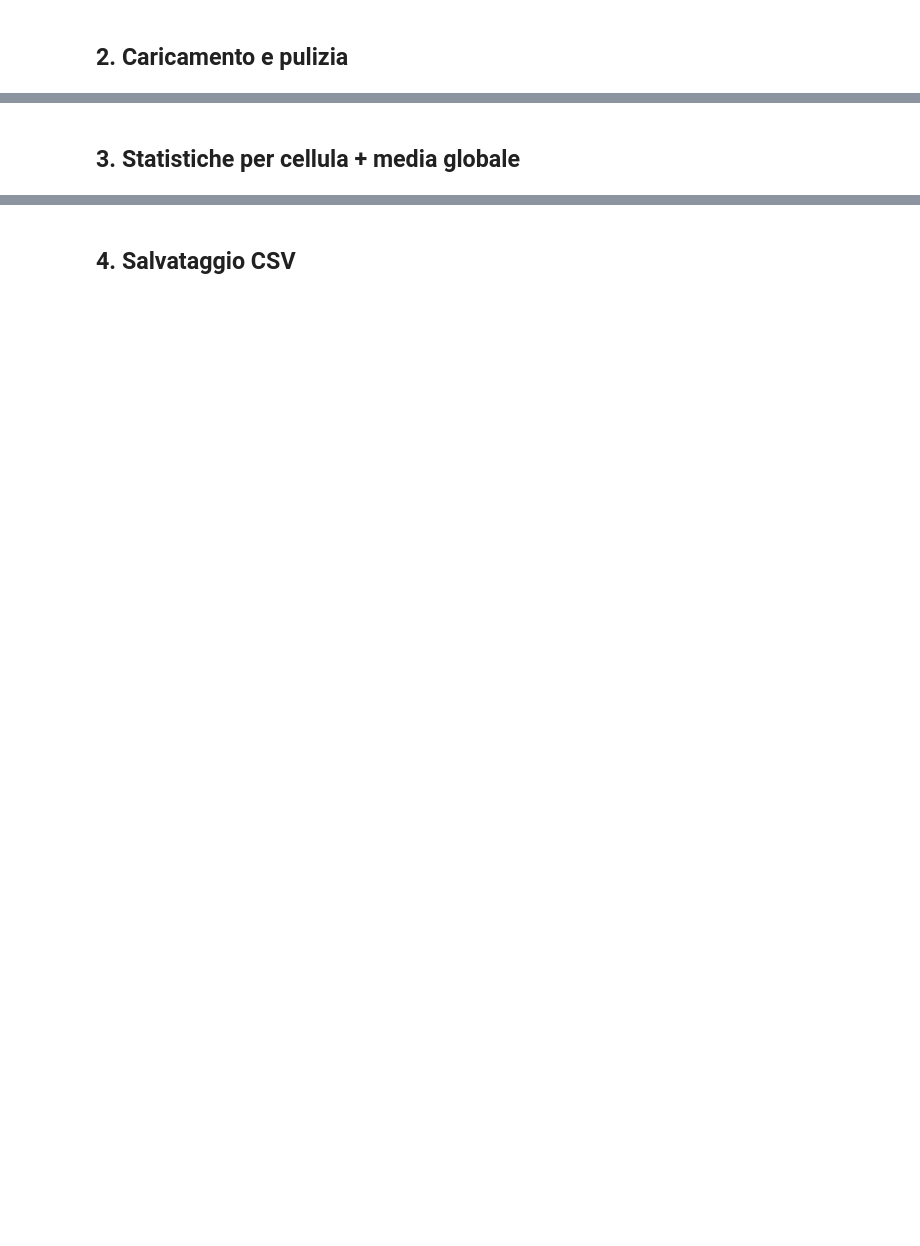
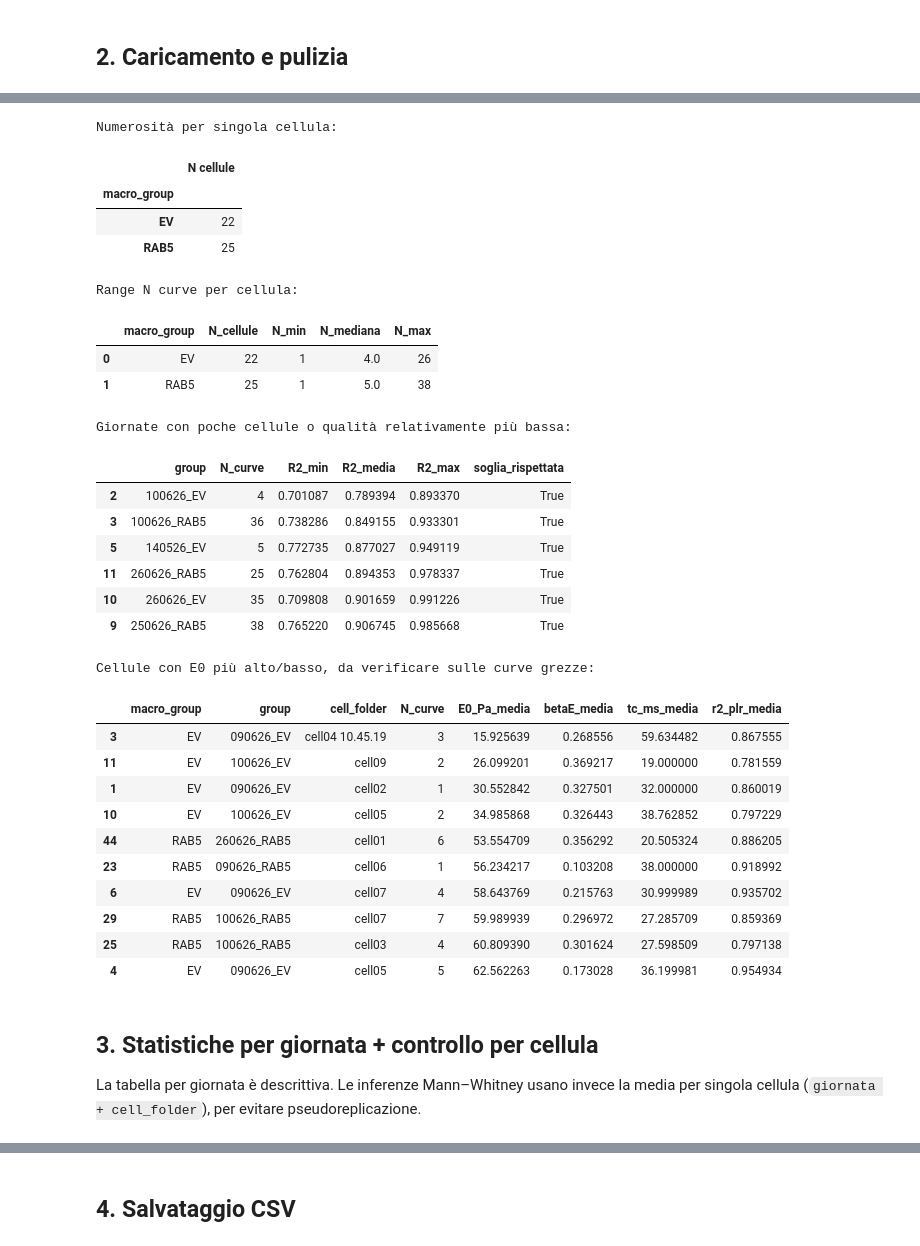
Before and after one commit to francescag-lgtm/afm-cell-mechanics, a Jupyter notebook: Ting_aggregate_summary.ipynb, the cells around one changed output, grey strips where cells are left out. Drawn from its saved outputs; the diff is of its cells as text; code cells hidden in the pictures; blank space fills up the shorter version.

```diff
--- a/Ting_aggregate_summary.ipynb
+++ b/Ting_aggregate_summary.ipynb
@@ -298,5 +548,80 @@ Macro-gruppi dopo filtri: {'A1': 155, '0R': 139}
+# %%
+cell_key_audit = df["group"].astype(str)
+if "cell_folder" in df.columns:
+    cell_key_audit = cell_key_audit + "::" + df["cell_folder"].astype(str)
+
+cell_audit = (
+    df.assign(cell_key=cell_key_audit)
+    .groupby(["macro_group", "group", "cell_folder", "cell_key"], dropna=True)
+    .agg(
+        N_curve=("curve", "size"),
+        E0_Pa_media=("E0_Pa", "mean"),
+        betaE_media=("betaE", "mean"),
+        tc_ms_media=("tc_ms", "mean"),
+        r2_plr_media=("r2_plr", "mean"),
+        r2_plr_min=("r2_plr", "min"),
+    )
+    .reset_index()
+)
+
+print("Numerosità per singola cellula:")
+display(
+    cell_audit.groupby("macro_group")["cell_key"]
+    .nunique()
+    .rename("N cellule")
+    .to_frame()
+)
+print("Range N curve per cellula:")
+display(
+    cell_audit.groupby("macro_group")["N_curve"]
+    .agg(N_cellule="count", N_min="min", N_mediana="median", N_max="max")
+    .reset_index()
+)
+print("Giornate con poche cellule o qualità relativamente più bassa:")
+display(
+    audit_r2.sort_values(["R2_media", "N_curve"])
+    .head(6)
+)
+print("Cellule con E0 più alto/basso, da verificare sulle curve grezze:")
+display(
+    cell_audit.sort_values("E0_Pa_media")
+    [["macro_group", "group", "cell_folder", "N_curve", "E0_Pa_media", "betaE_media", "tc_ms_media", "r2_plr_media"]]
+    .head(10)
+)
+# %% [output]
+Numerosità per singola cellula:
+|  | N cellule |
+| macro_group |  |
+| EV | 22 |
+| RAB5 | 25 |
+Range N curve per cellula:
+|  | macro_group | N_cellule | N_min | N_mediana | N_max |
+| 0 | EV | 22 | 1 | 4.0 | 26 |
+| 1 | RAB5 | 25 | 1 | 5.0 | 38 |
+Giornate con poche cellule o qualità relativamente più bassa:
+|  | group | N_curve | R2_min | R2_media | R2_max | soglia_rispettata |
+| 2 | 100626_EV | 4 | 0.701087 | 0.789394 | 0.893370 | True |
+| 3 | 100626_RAB5 | 36 | 0.738286 | 0.849155 | 0.933301 | True |
+| 5 | 140526_EV | 5 | 0.772735 | 0.877027 | 0.949119 | True |
+| 11 | 260626_RAB5 | 25 | 0.762804 | 0.894353 | 0.978337 | True |
+| 10 | 260626_EV | 35 | 0.709808 | 0.901659 | 0.991226 | True |
+| 9 | 250626_RAB5 | 38 | 0.765220 | 0.906745 | 0.985668 | True |
+Cellule con E0 più alto/basso, da verificare sulle curve grezze:
+|  | macro_group | group | cell_folder | N_curve | E0_Pa_media | betaE_media | tc_ms_media | r2_plr_media |
+| 3 | EV | 090626_EV | cell04 10.45.19 | 3 | 15.925639 | 0.268556 | 59.634482 | 0.867555 |
+| 11 | EV | 100626_EV | cell09 | 2 | 26.099201 | 0.369217 | 19.000000 | 0.781559 |
+| 1 | EV | 090626_EV | cell02 | 1 | 30.552842 | 0.327501 | 32.000000 | 0.860019 |
+| 10 | EV | 100626_EV | cell05 | 2 | 34.985868 | 0.326443 | 38.762852 | 0.797229 |
+| 44 | RAB5 | 260626_RAB5 | cell01 | 6 | 53.554709 | 0.356292 | 20.505324 | 0.886205 |
+| 23 | RAB5 | 090626_RAB5 | cell06 | 1 | 56.234217 | 0.103208 | 38.000000 | 0.918992 |
+| 6 | EV | 090626_EV | cell07 | 4 | 58.643769 | 0.215763 | 30.999989 | 0.935702 |
+| 29 | RAB5 | 100626_RAB5 | cell07 | 7 | 59.989939 | 0.296972 | 27.285709 | 0.859369 |
+| 25 | RAB5 | 100626_RAB5 | cell03 | 4 | 60.809390 | 0.301624 | 27.598509 | 0.797138 |
+| 4 | EV | 090626_EV | cell05 | 5 | 62.562263 | 0.173028 | 36.199981 | 0.954934 |
 # %% [markdown]
-## 3. Statistiche per cellula + media globale
+## 3. Statistiche per giornata + controllo per cellula
+
+La tabella per giornata è descrittiva. Le inferenze Mann–Whitney usano invece la media per singola cellula (`giornata + cell_folder`), per evitare pseudoreplicazione.
 # %%
 rows_stats = []
 for group, gdf in df.groupby("group", sort=True):
```
Also changed, not shown: parts of 18 cells of this notebook.
